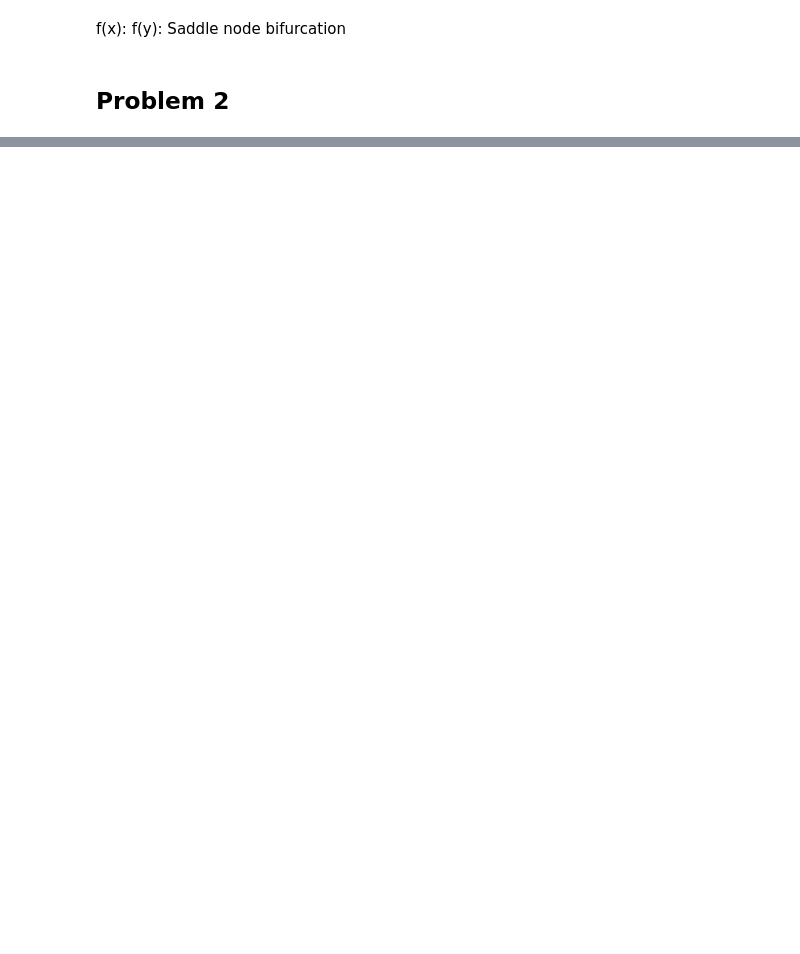
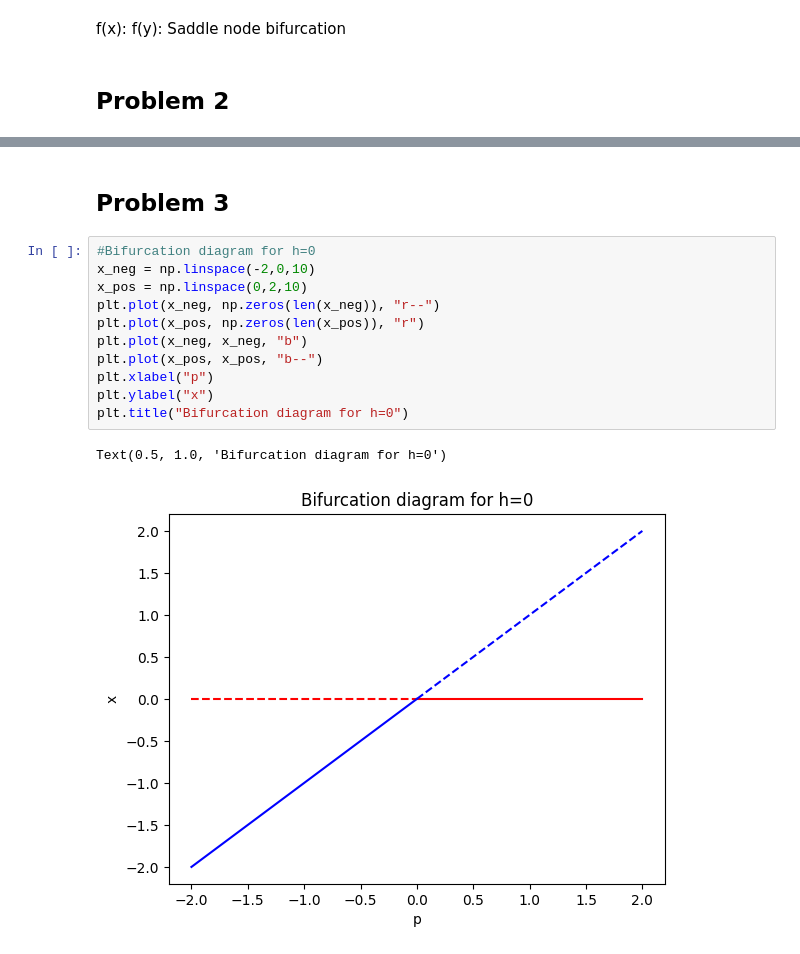
Before and after one commit to corinnawegner/Physics_of_complex_systems, a Jupyter notebook: Assignment 3/Assignment_3_Corinna_Wegner.ipynb, the cells around one changed output, grey strips where cells are left out. Saved outputs shown, nothing was run; the diff lists cells and outputs as text; blank space fills up the shorter version.

Commit message:
Problem 3

```diff
--- a/Assignment 3/Assignment_3_Corinna_Wegner.ipynb
+++ b/Assignment 3/Assignment_3_Corinna_Wegner.ipynb
@@ -42,0 +62,16 @@ f(y): Saddle node bifurcation
+# %% [markdown]
+## Problem 3
+# %%
+#Bifurcation diagram for h=0
+x_neg = np.linspace(-2,0,10)
+x_pos = np.linspace(0,2,10)
+plt.plot(x_neg, np.zeros(len(x_neg)), "r--")
+plt.plot(x_pos, np.zeros(len(x_pos)), "r")
+plt.plot(x_neg, x_neg, "b")
+plt.plot(x_pos, x_pos, "b--")
+plt.xlabel("p")
+plt.ylabel("x")
+plt.title("Bifurcation diagram for h=0")
+# %% [output]
+Text(0.5, 1.0, 'Bifurcation diagram for h=0')
+[figure, added]
```
Also changed, not shown: parts of 6 cells of this notebook.
